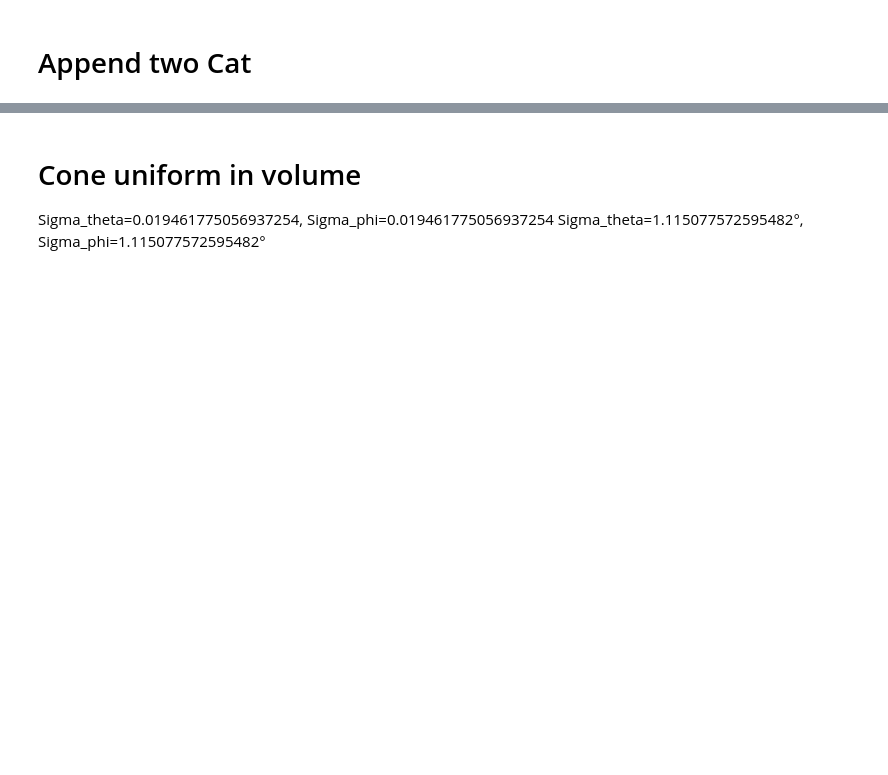
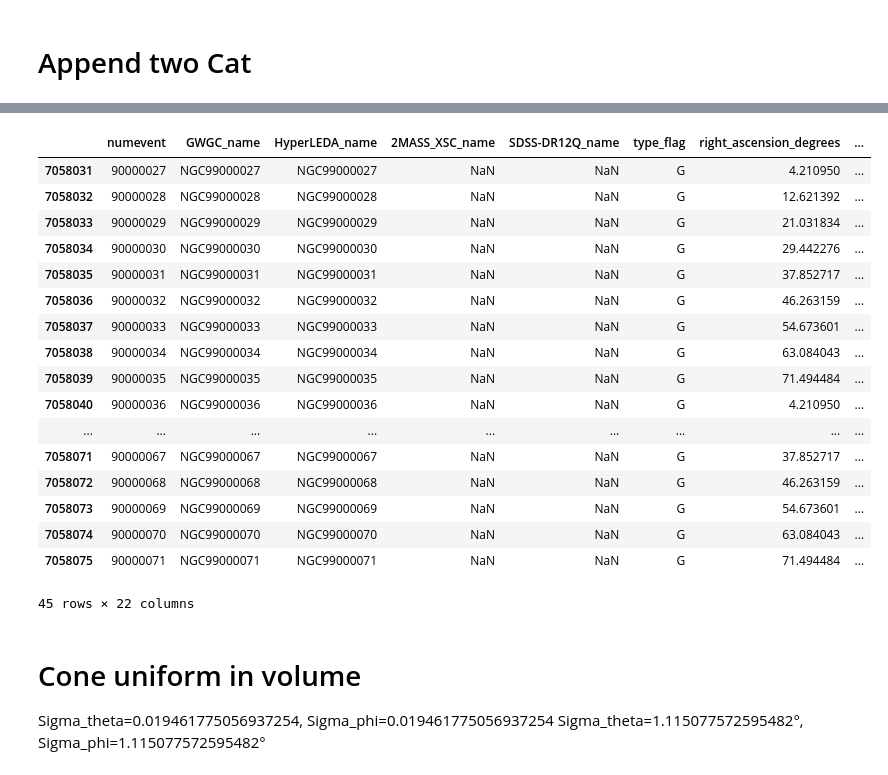
Before and after one commit to RCianca/DarkSirensStat, a Jupyter notebook: ProxyGenerator/GLADE-inator.ipynb, the cells around one changed output, grey strips where cells are left out. Saved outputs shown, nothing was run; the diff lists cells and outputs as text; code cells hidden in the pictures; blank space fills up the shorter version.

```diff
--- a/ProxyGenerator/GLADE-inator.ipynb
+++ b/ProxyGenerator/GLADE-inator.ipynb
@@ -896,13 +945,32 @@ tmp_volume.to_csv('puppet_line_host.txt', header=None, index=None, sep=' ')
 # %%
 del tmp_volume
-tmp_volume = pd.read_csv('GLADE_flagship_cone18_dc_50_host.txt', sep=" ", header=None, low_memory=False)
+tmp_volume = pd.read_csv('gw2220xx_host.txt', sep=" ", header=None, low_memory=False)
 #print(df[20])#pandas lavora al contrario ossia [colonna][riga]
 colnames=['numevent','GWGC_name','HyperLEDA_name','2MASS_XSC_name','SDSS-DR12Q_name','type_flag','right_ascension_degrees',
           'declination_degrees','dl','err_lum_dist','z','app_B_mag','err_app_B_mag','abs_B_mag','app_J_mag',
           'err_app_J_mag','app_H_mag','err_app_H_mag','app_K_mag','err_app_K_mag','lum_dist_flag','pec_vel_correction'
           ]
 tmp_volume.columns=colnames
 tmp_volume.tail(45)
+# %% [output]
+|  | numevent | GWGC_name | HyperLEDA_name | 2MASS_XSC_name | SDSS-DR12Q_name | type_flag | right_ascension_degrees | ... |
+| 7058031 | 90000027 | NGC99000027 | NGC99000027 | NaN | NaN | G | 4.210950 | ... |
+| 7058032 | 90000028 | NGC99000028 | NGC99000028 | NaN | NaN | G | 12.621392 | ... |
+| 7058033 | 90000029 | NGC99000029 | NGC99000029 | NaN | NaN | G | 21.031834 | ... |
+| 7058034 | 90000030 | NGC99000030 | NGC99000030 | NaN | NaN | G | 29.442276 | ... |
+| 7058035 | 90000031 | NGC99000031 | NGC99000031 | NaN | NaN | G | 37.852717 | ... |
+| 7058036 | 90000032 | NGC99000032 | NGC99000032 | NaN | NaN | G | 46.263159 | ... |
+| 7058037 | 90000033 | NGC99000033 | NGC99000033 | NaN | NaN | G | 54.673601 | ... |
+| 7058038 | 90000034 | NGC99000034 | NGC99000034 | NaN | NaN | G | 63.084043 | ... |
+| 7058039 | 90000035 | NGC99000035 | NGC99000035 | NaN | NaN | G | 71.494484 | ... |
+| 7058040 | 90000036 | NGC99000036 | NGC99000036 | NaN | NaN | G | 4.210950 | ... |
+| ... | ... | ... | ... | ... | ... | ... | ... | ... |
+| 7058071 | 90000067 | NGC99000067 | NGC99000067 | NaN | NaN | G | 37.852717 | ... |
+| 7058072 | 90000068 | NGC99000068 | NGC99000068 | NaN | NaN | G | 46.263159 | ... |
+| 7058073 | 90000069 | NGC99000069 | NGC99000069 | NaN | NaN | G | 54.673601 | ... |
+| 7058074 | 90000070 | NGC99000070 | NGC99000070 | NaN | NaN | G | 63.084043 | ... |
+| 7058075 | 90000071 | NGC99000071 | NGC99000071 | NaN | NaN | G | 71.494484 | ... |
+45 rows × 22 columns
 # %%
 tmpz=tmp_volume.tail(40)
 print(tmpz.loc[4509356])
```
Also changed, not shown: parts of 23 cells of this notebook, 3 other files.
